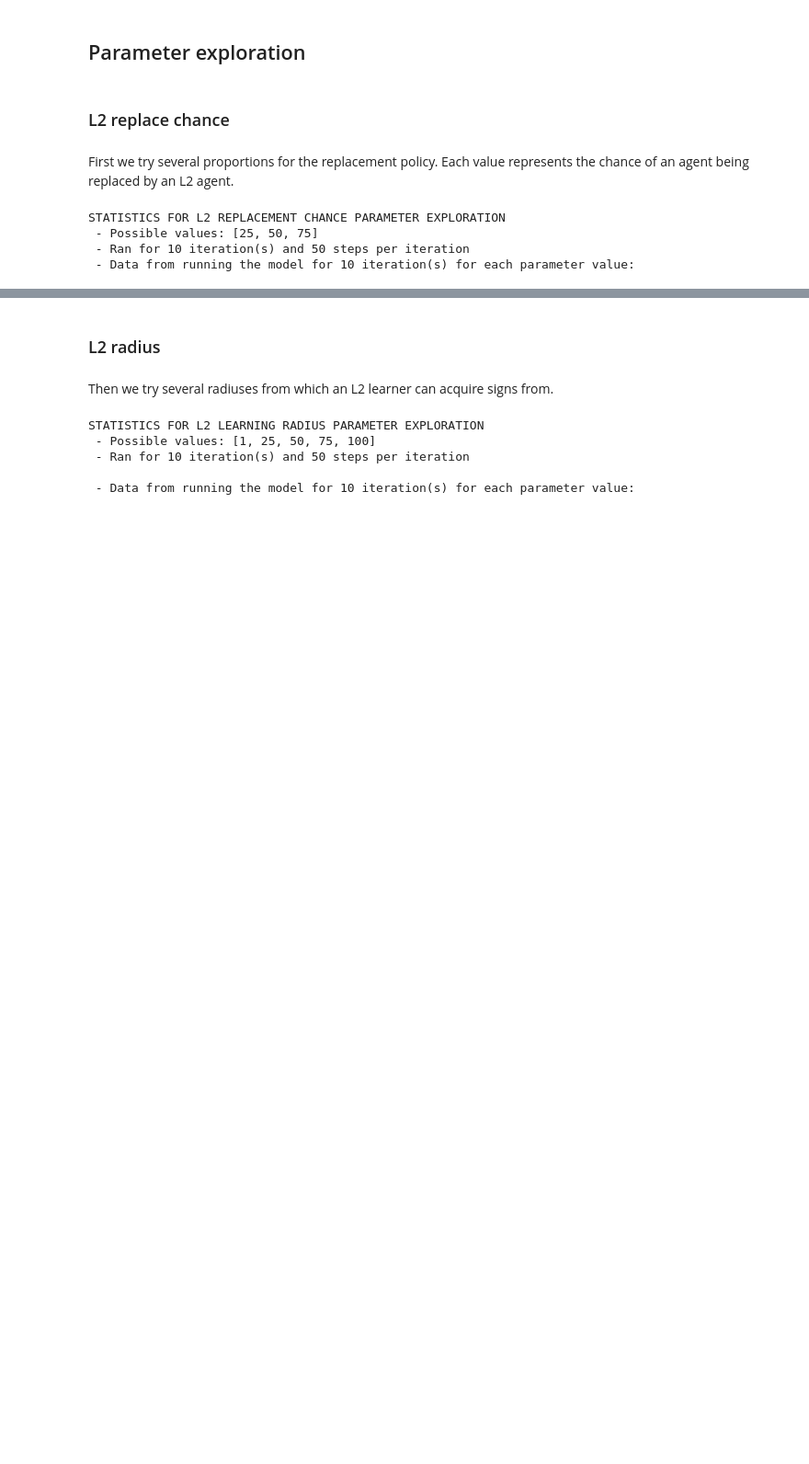
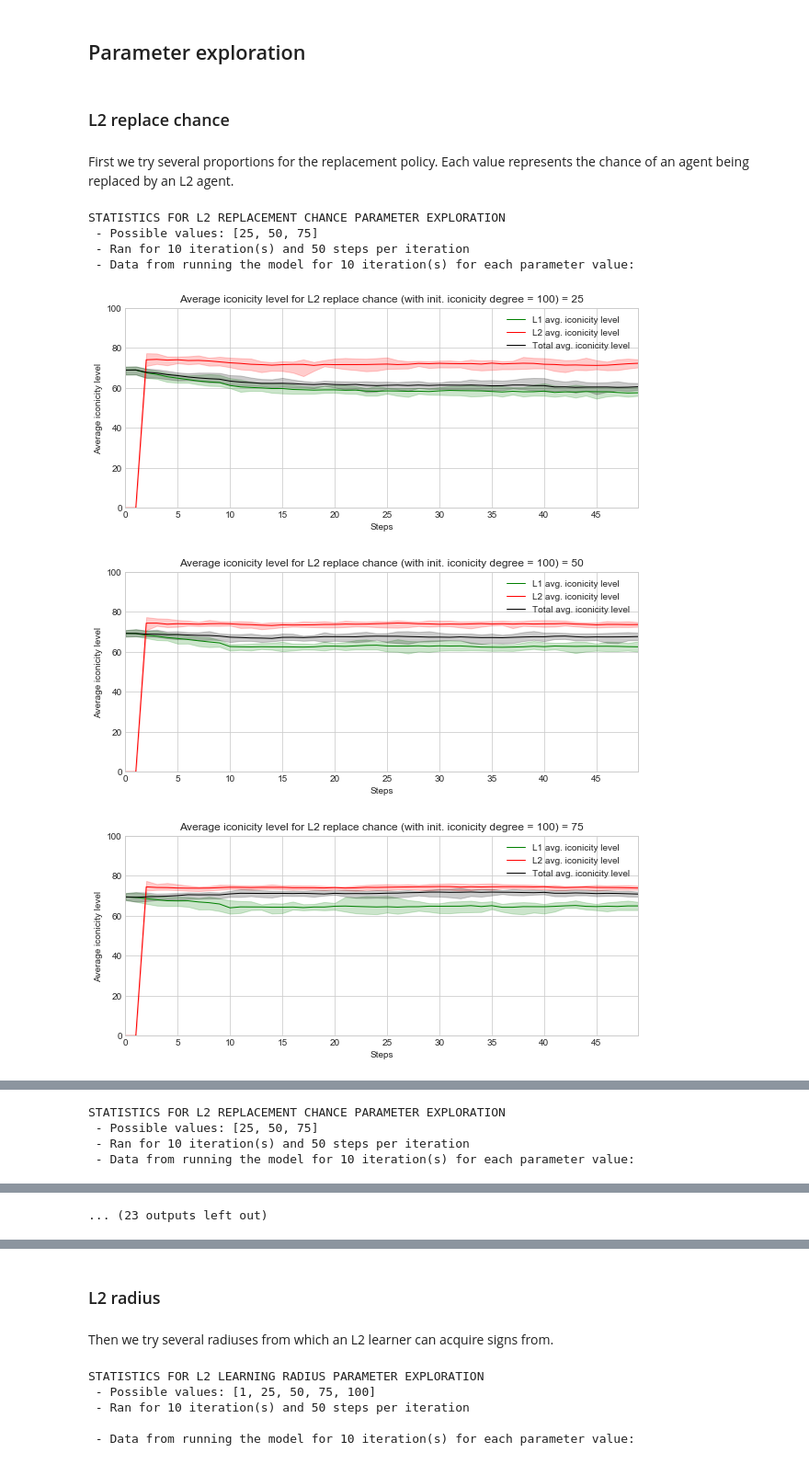
Before and after one commit to jberlang/IconicityModel, a Jupyter notebook: BatchrunnerData.ipynb, the cells around one changed output, grey strips where cells are left out. Shown at 92% size. Drawn from its saved outputs; the diff is of its cells as text; code cells hidden in the pictures; blank space fills up the shorter version.

```diff
--- a/BatchrunnerData.ipynb
+++ b/BatchrunnerData.ipynb
@@ -152,31 +155,40 @@ First we try several proportions for the replacement policy. Each value represen
 # %%
 # define the values of the variable pm and amount of iterations and steps per iteration
 proportions = [25, 50, 75]
 nb_iterations = 10
 nb_steps = 50
 
-# define the fixed and variable parameters
-fixed_pm = {"width": 10,
-            "height": 10,
-            "vocab_size": 10,
-            "word_length": 5,
-            "turnover_chance": 20,
-            "turnover_threshold": 10,
-            "initial_degree_of_iconicity": 100,
-            "learning_error_degree": 20,
-            "l2_radius": 100}
-variable_pm = {"l2_replace_chance": proportions}
+initial_iconicity_degrees = [100, 80, 60, 40, 20]
 
-# run the batchrunner
-df = run_batchrunner(IconicityModel, fixed_pm, variable_pm, nb_iterations, nb_steps)
+for initial_iconicity_degree in initial_iconicity_degrees:
+    # define the fixed and variable parameters
+    fixed_pm = {"width": 10,
+                "height": 10,
+                "vocab_size": 10,
+                "word_length": 5,
+                "turnover_chance": 20,
+                "turnover_threshold": 10,
+                "initial_degree_of_iconicity": initial_iconicity_degree,
+                "learning_error_degree": 20,
+                "l2_radius": 100}
+    variable_pm = {"l2_replace_chance": proportions}
 
-# print the statistics
-print("STATISTICS FOR L2 REPLACEMENT CHANCE PARAMETER EXPLORATION")
-print(" - Possible values: " + str(proportions))
-print(" - Ran for " + str(nb_iterations) + " iteration(s) and " + str(nb_steps) + " steps per iteration")
-print(" - Data from running the model for " + str(nb_iterations) + " iteration(s) for each parameter value:")
+    # run the batchrunner
+    df = run_batchrunner(IconicityModel, fixed_pm, variable_pm, nb_iterations, nb_steps)
+
+    # print the statistics
+    print("STATISTICS FOR L2 REPLACEMENT CHANCE PARAMETER EXPLORATION")
+    print(" - Possible values: " + str(proportions))
+    print(" - Ran for " + str(nb_iterations) + " iteration(s) and " + str(nb_steps) + " steps per iteration")
+    print(" - Data from running the model for " + str(nb_iterations) + " iteration(s) for each parameter value:")
+
+    avg, maxi, mini = calculate_average_agent_data_per_iteration(df, proportions, nb_iterations)
+    plot_data(avg, maxi, mini, proportions, "L2 replace chance (with init. iconicity degree = " + str(initial_iconicity_degree) + ")")
 # %% [output]
 STATISTICS FOR L2 REPLACEMENT CHANCE PARAMETER EXPLORATION
  - Possible values: [25, 50, 75]
  - Ran for 10 iteration(s) and 50 steps per iteration
  - Data from running the model for 10 iteration(s) for each parameter value:
+[figure, added]
+[figure, added]
+[figure, added]
@@ -182,0 +198,4 @@ STATISTICS FOR L2 REPLACEMENT CHANCE PARAMETER EXPLORATION
+STATISTICS FOR L2 REPLACEMENT CHANCE PARAMETER EXPLORATION
+ - Possible values: [25, 50, 75]
+ - Ran for 10 iteration(s) and 50 steps per iteration
+ - Data from running the model for 10 iteration(s) for each parameter value:
@@ -182,0 +206 @@ STATISTICS FOR L2 REPLACEMENT CHANCE PARAMETER EXPLORATION
+... (23 outputs left out)
```
Also changed, not shown: parts of 6 cells of this notebook, 2 other files.
